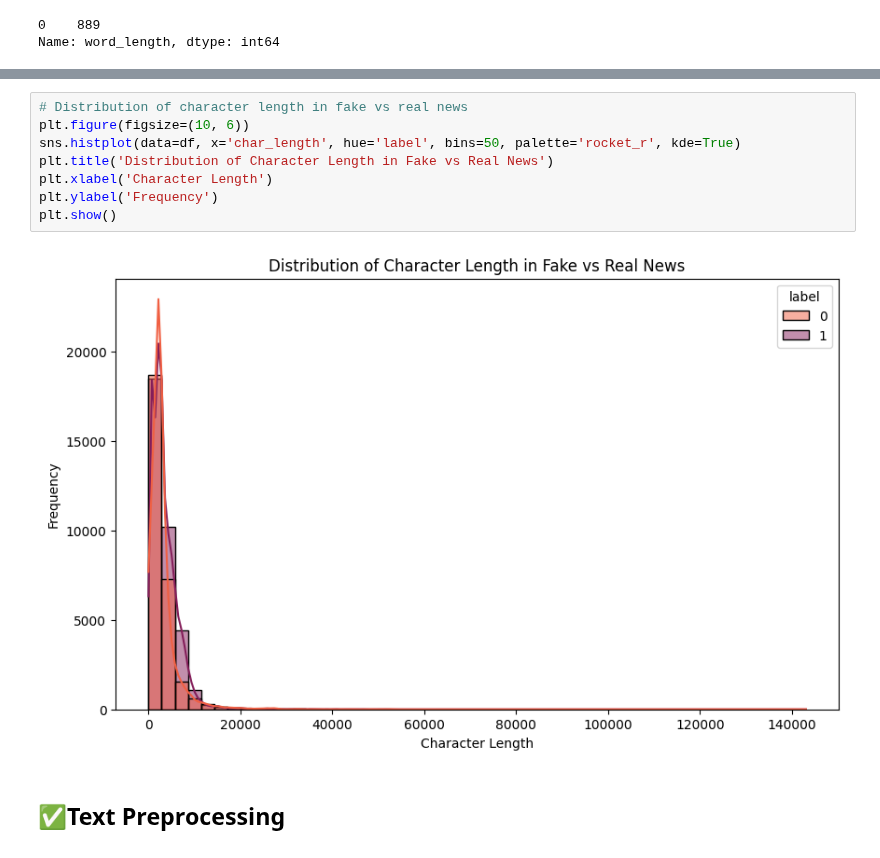
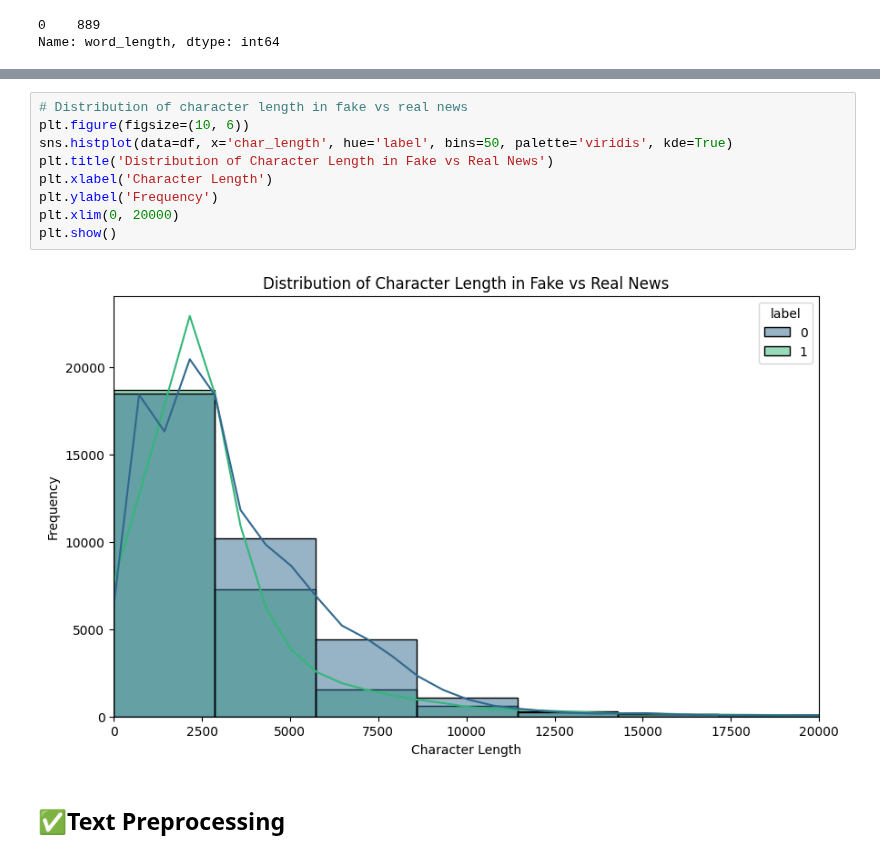
Before and after one commit to Susanta2025-lab/Fatocheck, a Jupyter notebook: notebooks/exploration.ipynb, the cells around one changed output, grey strips where cells are left out. Cells and saved outputs as stored; diff of their text form.

```diff
--- a/notebooks/exploration.ipynb
+++ b/notebooks/exploration.ipynb
@@ -198,13 +203,14 @@ plt.show()
 # %%
 # Distribution of character length in fake vs real news
 plt.figure(figsize=(10, 6))
-sns.histplot(data=df, x='char_length', hue='label', bins=50, palette='rocket_r', kde=True)
+sns.histplot(data=df, x='char_length', hue='label', bins=50, palette='viridis', kde=True)
 plt.title('Distribution of Character Length in Fake vs Real News')
 plt.xlabel('Character Length')
 plt.ylabel('Frequency')
+plt.xlim(0, 20000)
 plt.show()
 # %% [output]
-[figure, old version]
+[figure, new version]
 # %% [markdown]
 ## ✅Text Preprocessing
 # %%
```
Also changed, not shown: parts of 4 cells of this notebook.
